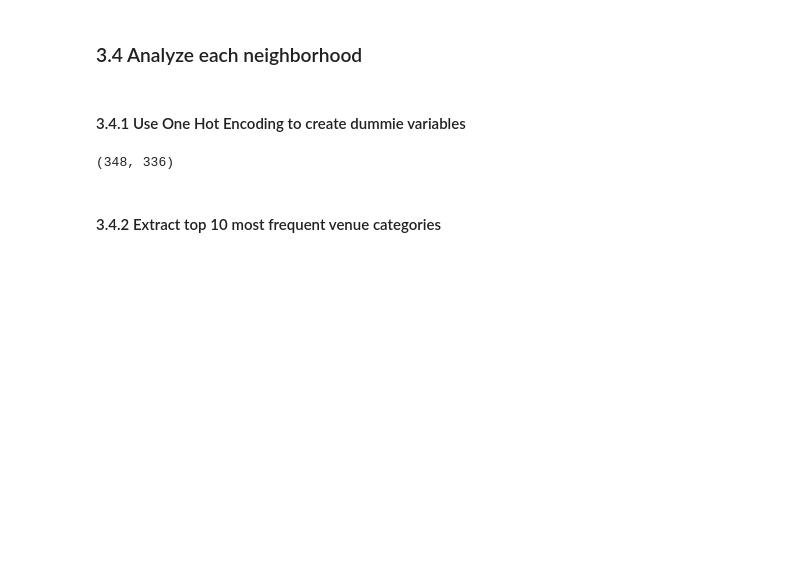
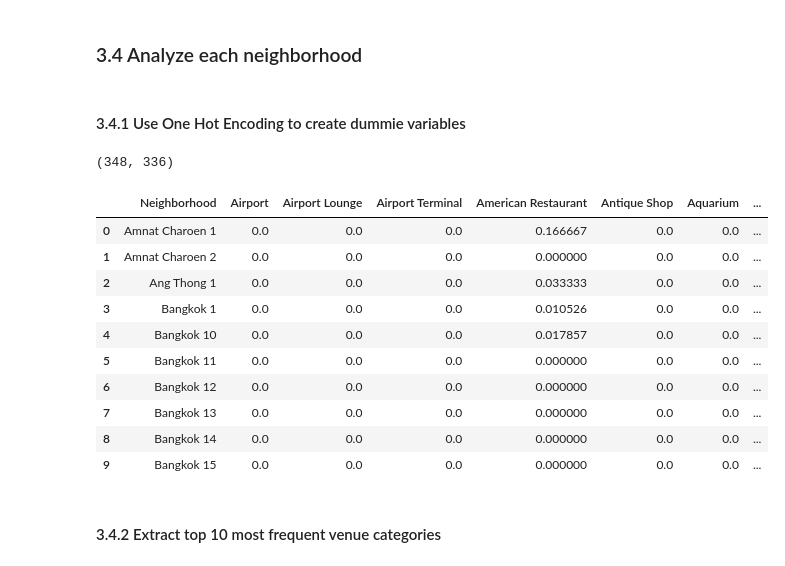
Before and after one commit to pornvutp/Coursera_Capstone, a Jupyter notebook: Capstone Project - Week 5.ipynb, the cells around one changed output. Saved outputs shown, nothing was run; the diff lists cells and outputs as text; code cells hidden in the pictures; blank space fills up the shorter version.

```diff
--- a/Capstone Project - Week 5.ipynb
+++ b/Capstone Project - Week 5.ipynb
@@ -603,6 +605,20 @@ th_grouped = th_onehot.groupby('Neighborhood').mean().reset_index()
 th_grouped.shape
 # %% [output]
 (348, 336)
+# %%
+th_grouped.head(10)
+# %% [output]
+|  | Neighborhood | Airport | Airport Lounge | Airport Terminal | American Restaurant | Antique Shop | Aquarium | ... |
+| 0 | Amnat Charoen 1 | 0.0 | 0.0 | 0.0 | 0.166667 | 0.0 | 0.0 | ... |
+| 1 | Amnat Charoen 2 | 0.0 | 0.0 | 0.0 | 0.000000 | 0.0 | 0.0 | ... |
+| 2 | Ang Thong 1 | 0.0 | 0.0 | 0.0 | 0.033333 | 0.0 | 0.0 | ... |
+| 3 | Bangkok 1 | 0.0 | 0.0 | 0.0 | 0.010526 | 0.0 | 0.0 | ... |
+| 4 | Bangkok 10 | 0.0 | 0.0 | 0.0 | 0.017857 | 0.0 | 0.0 | ... |
+| 5 | Bangkok 11 | 0.0 | 0.0 | 0.0 | 0.000000 | 0.0 | 0.0 | ... |
+| 6 | Bangkok 12 | 0.0 | 0.0 | 0.0 | 0.000000 | 0.0 | 0.0 | ... |
+| 7 | Bangkok 13 | 0.0 | 0.0 | 0.0 | 0.000000 | 0.0 | 0.0 | ... |
+| 8 | Bangkok 14 | 0.0 | 0.0 | 0.0 | 0.000000 | 0.0 | 0.0 | ... |
+| 9 | Bangkok 15 | 0.0 | 0.0 | 0.0 | 0.000000 | 0.0 | 0.0 | ... |
 # %% [markdown]
 #### 3.4.2 Extract top 10 most frequent venue categories
 # %%
```
Also changed, not shown: parts of 24 cells of this notebook.
